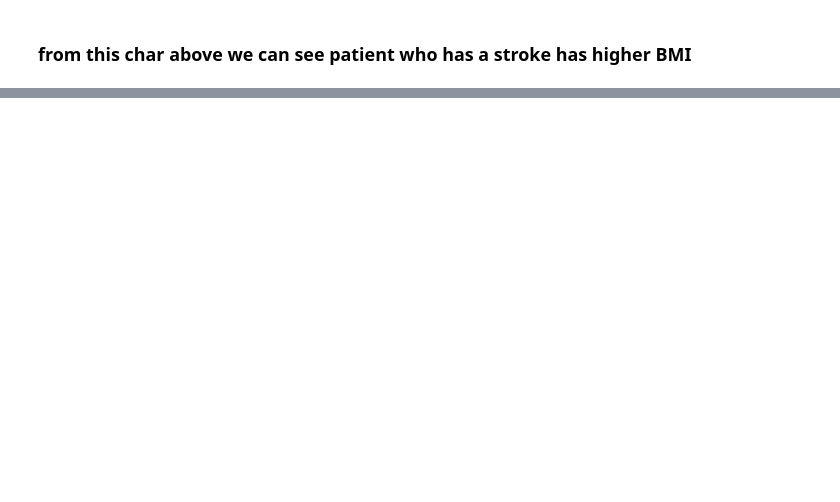
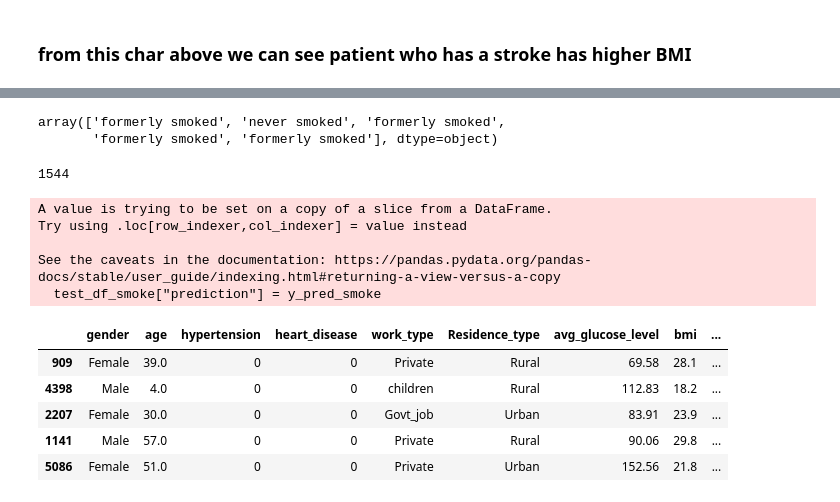
Before and after one commit to bmmukhridin/ML-Stroke-Prediction, a Jupyter notebook: project 2 part 1.ipynb, the cells around one changed output, grey strips where cells are left out. Saved outputs shown, nothing was run; the diff lists cells and outputs as text; code cells hidden in the pictures; blank space fills up the shorter version.

Commit message:
created model functions

```diff
--- a/project 2 part 1.ipynb
+++ b/project 2 part 1.ipynb
@@ -264,0 +360,3 @@ plt.show()
+# %%
+test_df_smoke = stroke_df[stroke_df['smoking_status']== "Unknown"]
+test_df_smoke.info()
@@ -264,0 +381,30 @@ plt.show()
+# %%
+# Split feature matrices and target vector for train set
+X_train_smoke = train_df_smoke.drop(columns="smoking_status")
+y_train_smoke = train_df_smoke["smoking_status"]
+
+# Split feature matrices and target vector for test set
+X_test_smoke = test_df_smoke.drop(columns="smoking_status")
+y_pred_smoke = stroke_df["smoking_status"]
+# %%
+# Instantiate model
+rf_reg = RandomForestClassifier(random_state=42)
+
+# Transformers
+scaler = StandardScaler()
+ohe = OneHotEncoder(handle_unknown="ignore")
+
+# Create feature selectors
+col_select = make_column_selector(dtype_include="object")
+num_select = make_column_selector(dtype_include="number")
+col_tuple = (ohe, col_select)
+num_tuple = (scaler, num_select)
+
+# Create Preprocessor
+preprocessor = make_column_transformer(num_tuple, col_tuple)
+
+# Create pipeline
+rf_reg_pipe = make_pipeline(preprocessor,rf_reg)
+
+# Train the Model
+rf_reg_pipe.fit(X_train_smoke, y_train_smoke)
@@ -264,0 +424,27 @@ plt.show()
+# %%
+# Predict the Unknown values
+y_pred_smoke = rf_reg_pipe.predict(X_test_smoke)
+y_pred_smoke[:5]
+# %% [output]
+array(['formerly smoked', 'never smoked', 'formerly smoked',
+       'formerly smoked', 'formerly smoked'], dtype=object)
+# %%
+len(y_pred_smoke)
+# %% [output]
+1544
+# %%
+# Combine our model prediction to test_df
+test_df_smoke["prediction"] = y_pred_smoke
+test_df_smoke.sample(5)
+# %% [output]
+A value is trying to be set on a copy of a slice from a DataFrame.
+Try using .loc[row_indexer,col_indexer] = value instead
+
+See the caveats in the documentation: https://pandas.pydata.org/pandas-docs/stable/user_guide/indexing.html#returning-a-view-versus-a-copy
+  test_df_smoke["prediction"] = y_pred_smoke
+|  | gender | age | hypertension | heart_disease | work_type | Residence_type | avg_glucose_level | bmi | ... |
+| 909 | Female | 39.0 | 0 | 0 | Private | Rural | 69.58 | 28.1 | ... |
+| 4398 | Male | 4.0 | 0 | 0 | children | Rural | 112.83 | 18.2 | ... |
+| 2207 | Female | 30.0 | 0 | 0 | Govt_job | Urban | 83.91 | 23.9 | ... |
+| 1141 | Male | 57.0 | 0 | 0 | Private | Rural | 90.06 | 29.8 | ... |
+| 5086 | Female | 51.0 | 0 | 0 | Private | Urban | 152.56 | 21.8 | ... |
```
Also changed, not shown: parts of 32 cells of this notebook.
